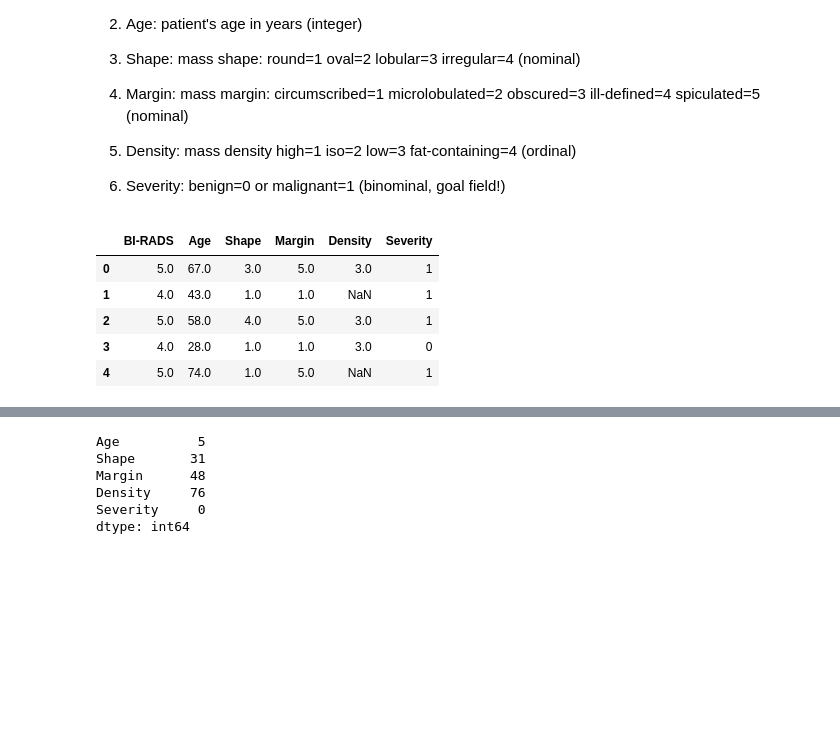
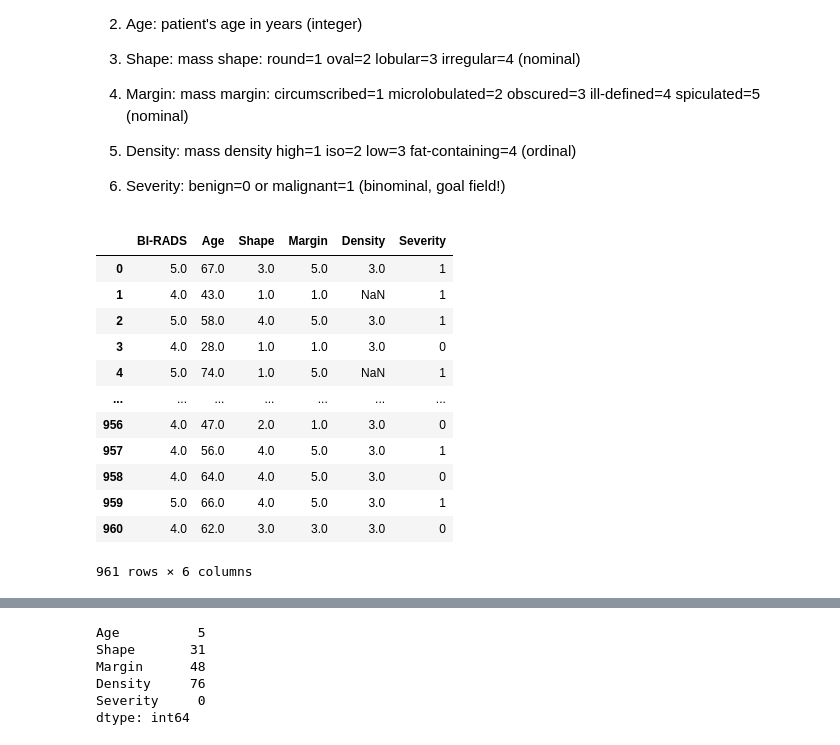
Before and after one commit to ceciliasant/AAproj1, a Jupyter notebook: proj1.ipynb, the cells around one changed output, grey strips where cells are left out. Saved outputs shown, nothing was run; the diff lists cells and outputs as text; code cells hidden in the pictures; blank space fills up the shorter version.

```diff
--- a/proj1.ipynb
+++ b/proj1.ipynb
@@ -30,14 +34,21 @@ import seaborn as sns
 6. Severity: benign=0 or malignant=1 (binominal, goal field!)
 # %%
 data = pd.read_csv('mammographic_masses.data', na_values='?', header=None, names=['BI-RADS', 'Age', 'Shape', 'Margin', 'Density', 'Severity'])
-data.head()
+data
 # %% [output]
 |  | BI-RADS | Age | Shape | Margin | Density | Severity |
 | 0 | 5.0 | 67.0 | 3.0 | 5.0 | 3.0 | 1 |
 | 1 | 4.0 | 43.0 | 1.0 | 1.0 | NaN | 1 |
 | 2 | 5.0 | 58.0 | 4.0 | 5.0 | 3.0 | 1 |
 | 3 | 4.0 | 28.0 | 1.0 | 1.0 | 3.0 | 0 |
 | 4 | 5.0 | 74.0 | 1.0 | 5.0 | NaN | 1 |
+| ... | ... | ... | ... | ... | ... | ... |
+| 956 | 4.0 | 47.0 | 2.0 | 1.0 | 3.0 | 0 |
+| 957 | 4.0 | 56.0 | 4.0 | 5.0 | 3.0 | 1 |
+| 958 | 4.0 | 64.0 | 4.0 | 5.0 | 3.0 | 0 |
+| 959 | 5.0 | 66.0 | 4.0 | 5.0 | 3.0 | 1 |
+| 960 | 4.0 | 62.0 | 3.0 | 3.0 | 3.0 | 0 |
+961 rows × 6 columns
 # %%
 ## Eliminating "BI-RADS" column
 
```
Also changed, not shown: parts of 23 cells of this notebook.
